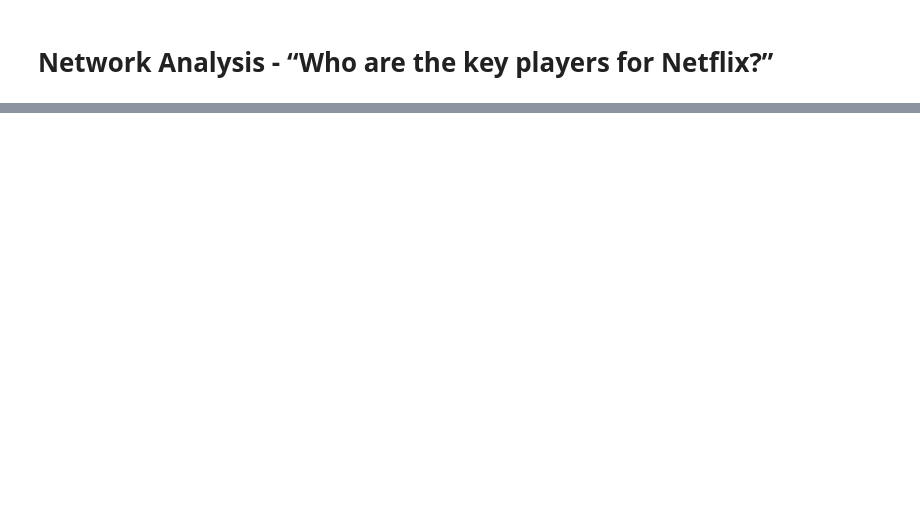
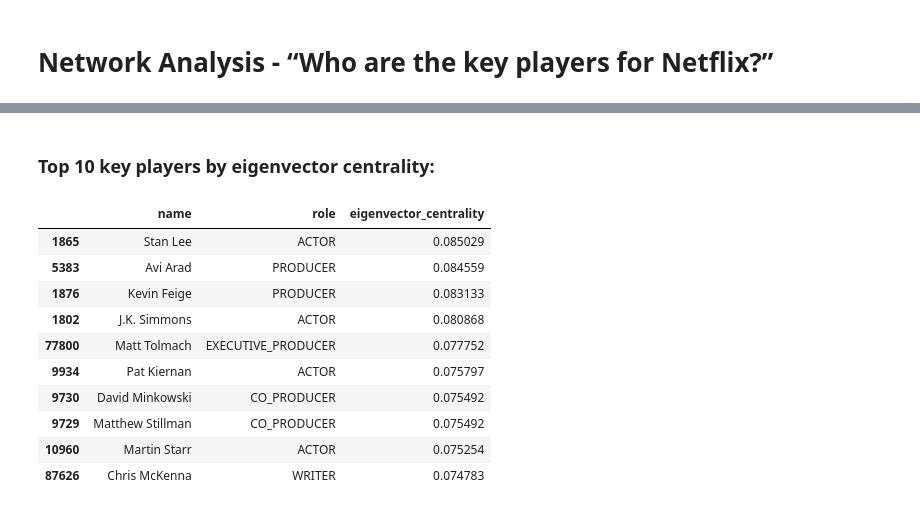
Before and after one commit to AlexCodeGlider/filmStreamingForecast, a Jupyter notebook: NetworkAnalysis(NetflixUS).ipynb, the cells around one changed output, grey strips where cells are left out. Cells and saved outputs as stored; diff of their text form; code cells hidden in the pictures; blank space fills up the shorter version.

```diff
--- a/NetworkAnalysis(NetflixUS).ipynb
+++ b/NetworkAnalysis(NetflixUS).ipynb
@@ -21,0 +162,16 @@ local_talent.describe()
+# %% [markdown]
+### Top 10 key players by eigenvector centrality:
+# %%
+centralities[['name', 'role', 'eigenvector_centrality']].sort_values('eigenvector_centrality', ascending=False).head(10)
+# %% [output]
+|  | name | role | eigenvector_centrality |
+| 1865 | Stan Lee | ACTOR | 0.085029 |
+| 5383 | Avi Arad | PRODUCER | 0.084559 |
+| 1876 | Kevin Feige | PRODUCER | 0.083133 |
+| 1802 | J.K. Simmons | ACTOR | 0.080868 |
+| 77800 | Matt Tolmach | EXECUTIVE_PRODUCER | 0.077752 |
+| 9934 | Pat Kiernan | ACTOR | 0.075797 |
+| 9730 | David Minkowski | CO_PRODUCER | 0.075492 |
+| 9729 | Matthew Stillman | CO_PRODUCER | 0.075492 |
+| 10960 | Martin Starr | ACTOR | 0.075254 |
+| 87626 | Chris McKenna | WRITER | 0.074783 |
```
Also changed, not shown: parts of 25 cells of this notebook, 3 other files.
